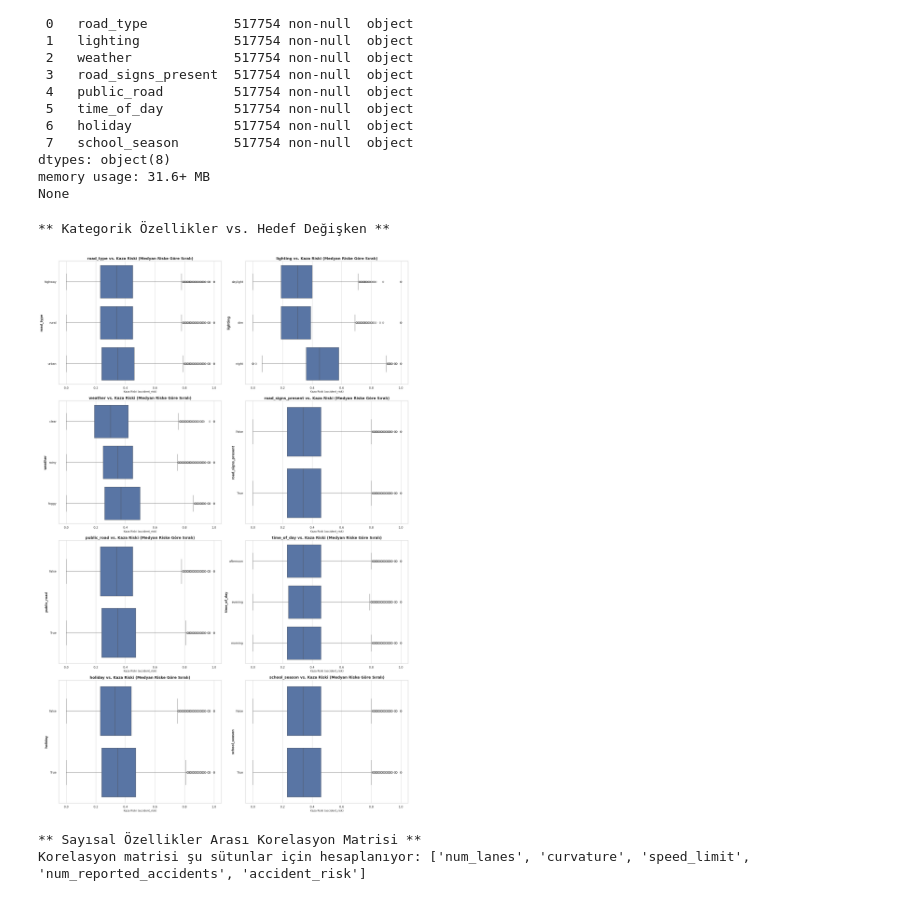
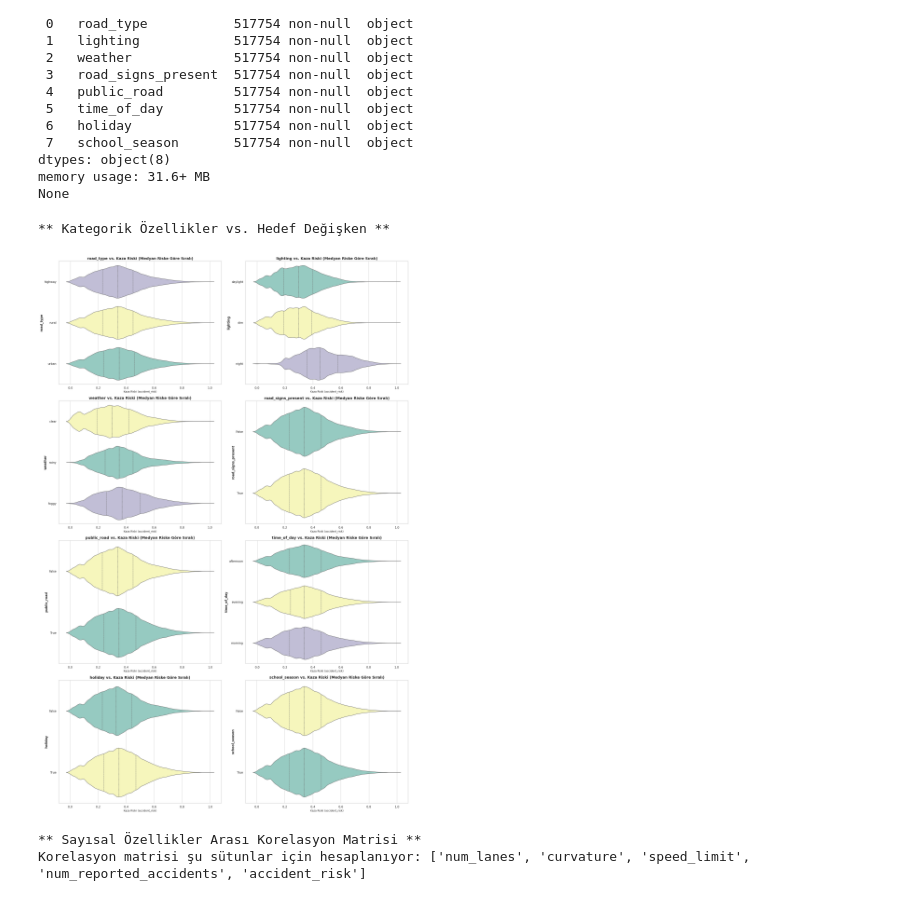
Before and after one commit to esmanurulu/Predicting-Road-Accident-Risk-using-Deep-Regression-on-Synthetic-Data, a Jupyter notebook: yap470_eda.ipynb, the cells around one changed output. Saved outputs shown, nothing was run; the diff lists cells and outputs as text; code cells hidden in the pictures.

```diff
--- a/yap470_eda.ipynb
+++ b/yap470_eda.ipynb
@@ -302,29 +380,38 @@ None
 # %%
 print("** Kategorik Özellikler vs. Hedef Değişken **")
 
 fig, axes = plt.subplots(4, 2, figsize=(20, 30))
 axes = axes.flatten()
 
 for i, col in enumerate(categorical_features):
+
     order = df.groupby(col)['accident_risk'].median().sort_values().index
 
-    sns.boxplot(
+
+    sns.violinplot(
         data=df,
         x='accident_risk',
         y=col,
         ax=axes[i],
-        order=order
+        order=order,
+        palette='Set3',
+        inner='quartile',
+
+
+        hue=col,
+        legend=False
+
     )
 
     axes[i].set_title(f'{col} vs. Kaza Riski (Medyan Riske Göre Sıralı)', fontsize=14, weight='bold')
     axes[i].set_xlabel('Kaza Riski (accident_risk)', fontsize=10)
     axes[i].set_ylabel(col, fontsize=12, weight='bold')
 
 plt.tight_layout()
 plt.show()
 # %% [output]
 ** Kategorik Özellikler vs. Hedef Değişken **
-[figure, old version]
+[figure, new version]
 # %%
 print("** Sayısal Özellikler Arası Korelasyon Matrisi **")
 
```
Also changed, not shown: parts of 4 cells of this notebook.
